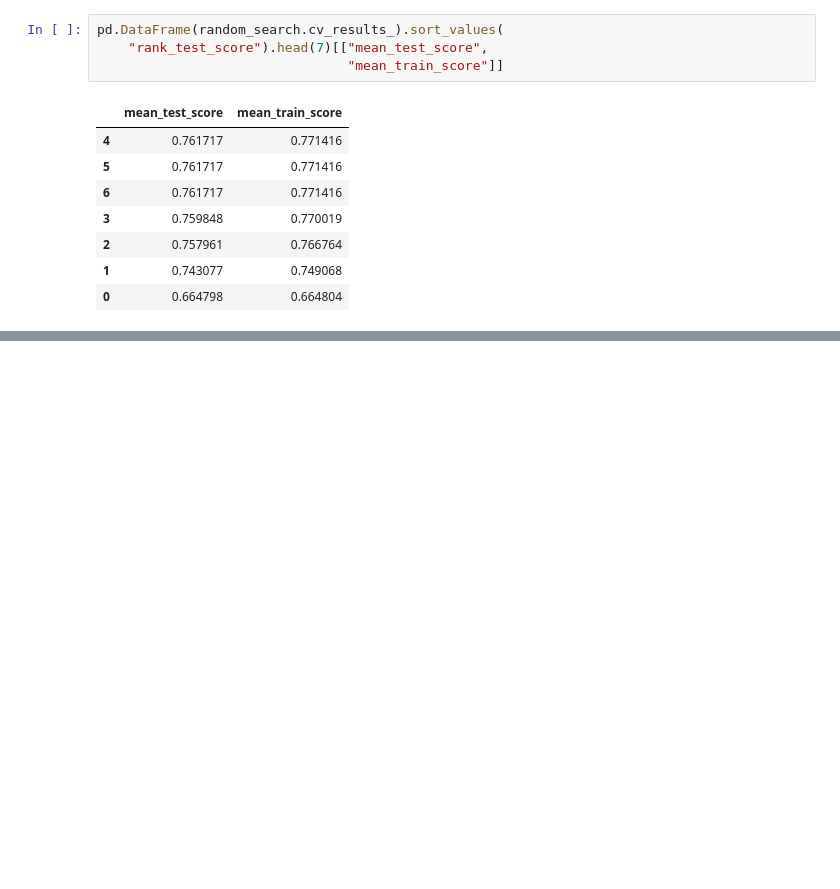
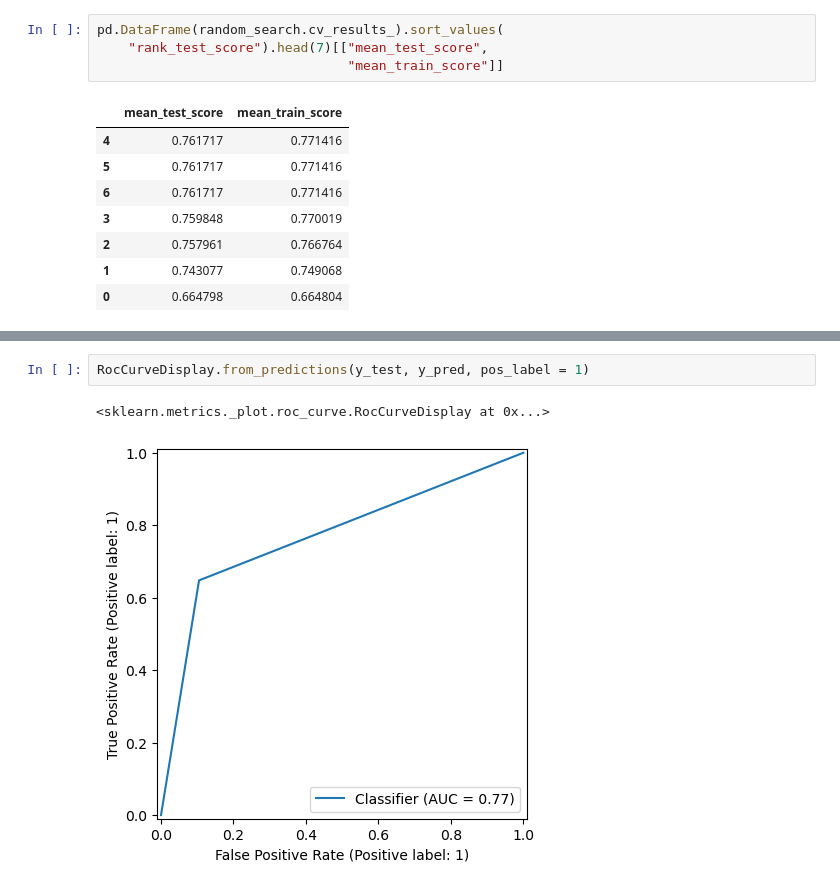
Before and after one commit to UBC-MDS/ClassificationDiabetesAnalysis, a Jupyter notebook: analysis/diabetes_analysis.ipynb, the cells around one changed output, grey strips where cells are left out. Cells and saved outputs as stored; diff of their text form; blank space fills up the shorter version.

```diff
--- a/analysis/diabetes_analysis.ipynb
+++ b/analysis/diabetes_analysis.ipynb
@@ -161,0 +243,5 @@ pd.DataFrame(random_search.cv_results_).sort_values(
+# %%
+RocCurveDisplay.from_predictions(y_test, y_pred, pos_label = 1)
+# %% [output]
+<sklearn.metrics._plot.roc_curve.RocCurveDisplay at 0x...>
+[figure, added]
```
Also changed, not shown: parts of 10 cells of this notebook.
